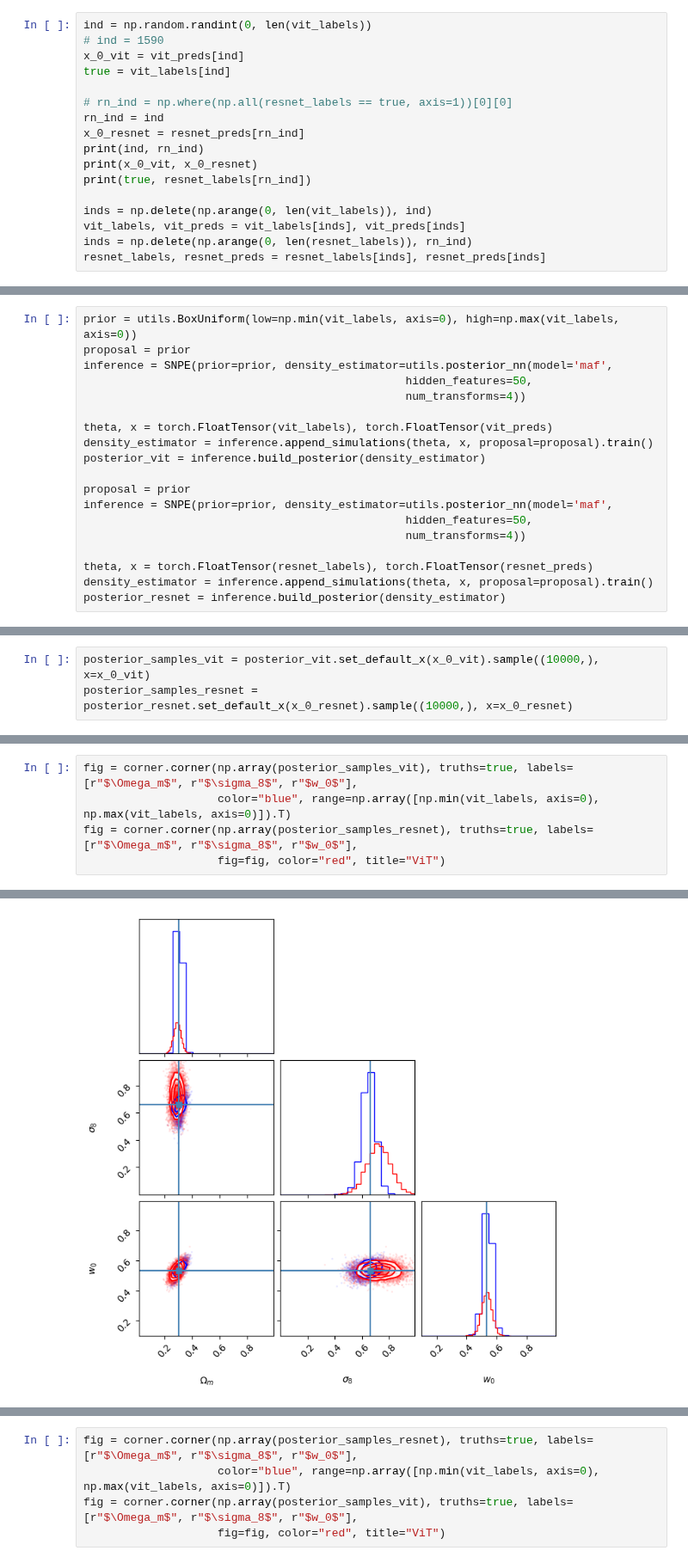
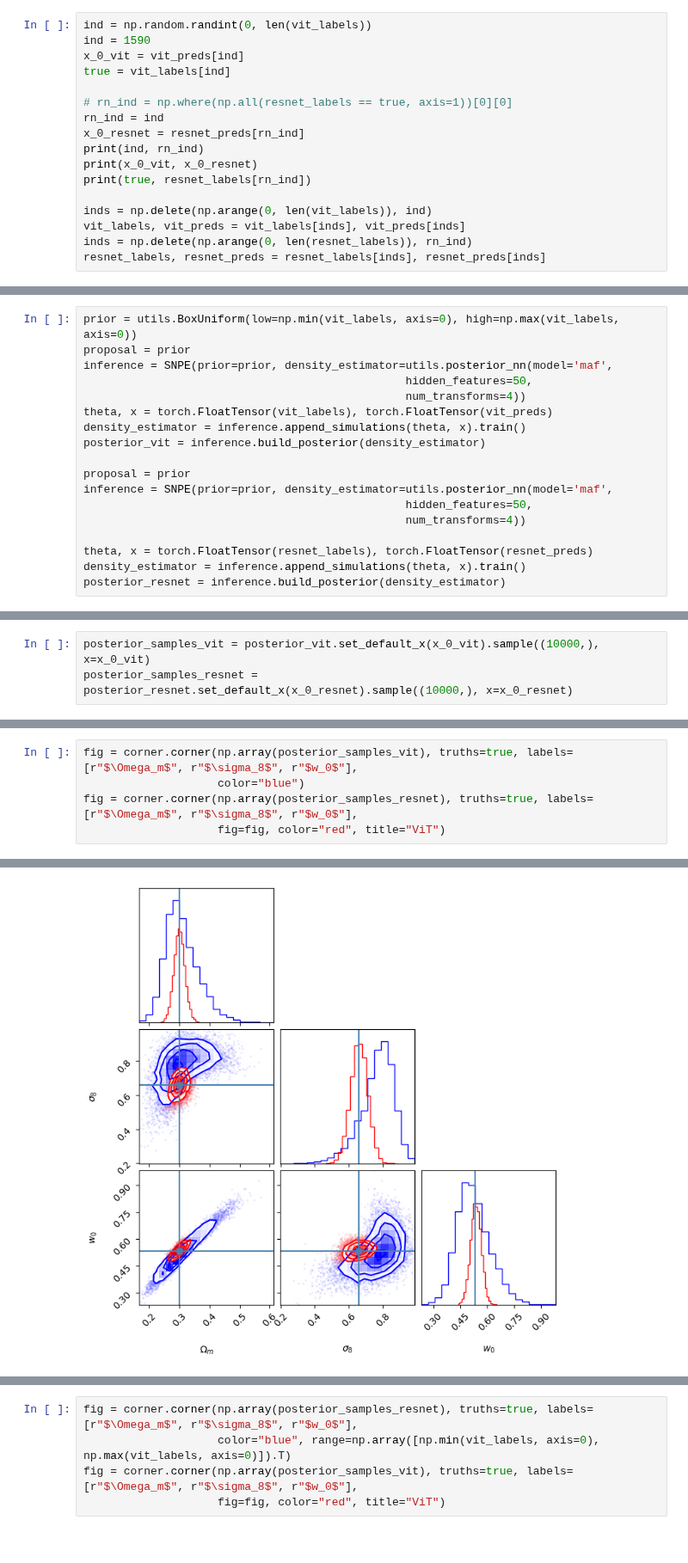
Before and after one commit to shubhagrawal30/ViT_weak_lensing, a Jupyter notebook: notebooks/sbi.ipynb, the cells around one changed output, grey strips where cells are left out. Shown at 86% size. Cells and saved outputs as stored; diff of their text form.

```diff
--- a/notebooks/sbi.ipynb
+++ b/notebooks/sbi.ipynb
@@ -59,7 +80,7 @@ vit_preds, resnet_preds, vit_labels, resnet_labels = \
     vit_preds[:, indices], resnet_preds[:, indices], vit_labels[:, indices], resnet_labels[:, indices]
 # %%
 ind = np.random.randint(0, len(vit_labels))
-# ind = 1590
+ind = 1590
 x_0_vit = vit_preds[ind]
 true = vit_labels[ind]
 
@@ -84,9 +105,8 @@ proposal = prior
 inference = SNPE(prior=prior, density_estimator=utils.posterior_nn(model='maf',
                                                 hidden_features=50,
                                                 num_transforms=4))
-
 theta, x = torch.FloatTensor(vit_labels), torch.FloatTensor(vit_preds)
-density_estimator = inference.append_simulations(theta, x, proposal=proposal).train()
+density_estimator = inference.append_simulations(theta, x).train()
 posterior_vit = inference.build_posterior(density_estimator)
 
 proposal = prior
@@ -95,6 +115,6 @@ inference = SNPE(prior=prior, density_estimator=utils.posterior_nn(model='maf',
                                                 num_transforms=4))
 
 theta, x = torch.FloatTensor(resnet_labels), torch.FloatTensor(resnet_preds)
-density_estimator = inference.append_simulations(theta, x, proposal=proposal).train()
+density_estimator = inference.append_simulations(theta, x).train()
 posterior_resnet = inference.build_posterior(density_estimator)
 # %% [output]
@@ -113,6 +134,6 @@ WARNING:root:Too few points to create valid contours
 # %%
 fig = corner.corner(np.array(posterior_samples_vit), truths=true, labels=[r"$\Omega_m$", r"$\sigma_8$", r"$w_0$"],
-                    color="blue", range=np.array([np.min(vit_labels, axis=0), np.max(vit_labels, axis=0)]).T)
+                    color="blue")
 fig = corner.corner(np.array(posterior_samples_resnet), truths=true, labels=[r"$\Omega_m$", r"$\sigma_8$", r"$w_0$"],
                     fig=fig, color="red", title="ViT")
 # %% [output]
@@ -121 +140 @@ WARNING:root:Too few points to create valid contours
-[figure, old version]
+[figure, new version]
```
Also changed, not shown: parts of 10 cells of this notebook, 5 other files.
